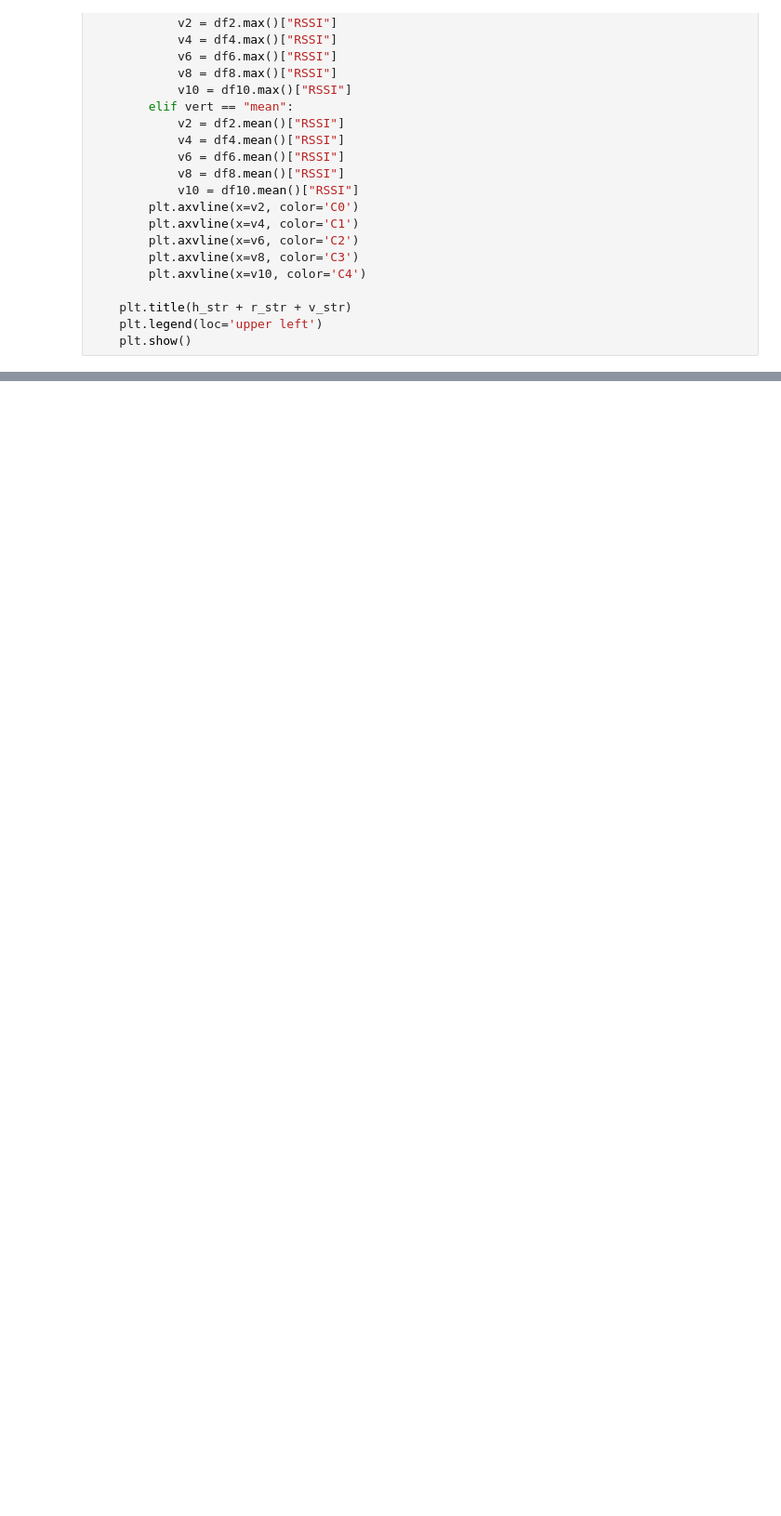
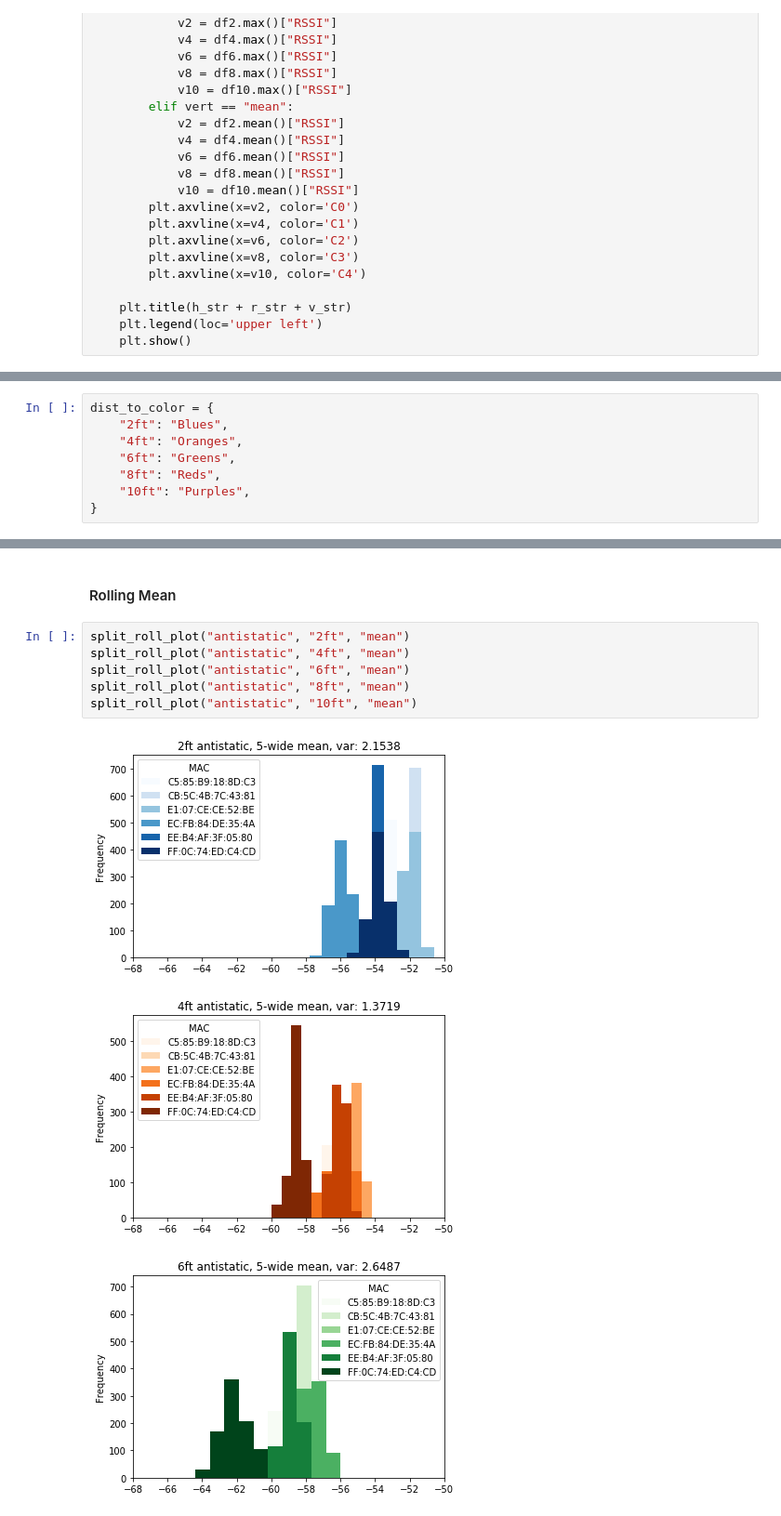
Before and after one commit to HumanDynamics/openbadge, a Jupyter notebook: holderTests/holder_analysis.ipynb, the cells around one changed output, grey strips where cells are left out. Shown: that part at 93% size. Drawn from its saved outputs; the diff is of its cells as text; blank space fills up the shorter version.

```diff
--- a/holderTests/holder_analysis.ipynb
+++ b/holderTests/holder_analysis.ipynb
@@ -276,0 +153,8 @@ Well that was dumb
+# %%
+dist_to_color = {
+    "2ft": "Blues",
+    "4ft": "Oranges",
+    "6ft": "Greens",
+    "8ft": "Reds",
+    "10ft": "Purples",
+}
@@ -276,0 +210,12 @@ Well that was dumb
+# %% [markdown]
+#### Rolling Mean
+# %%
+split_roll_plot("antistatic", "2ft", "mean")
+split_roll_plot("antistatic", "4ft", "mean")
+split_roll_plot("antistatic", "6ft", "mean")
+split_roll_plot("antistatic", "8ft", "mean")
+split_roll_plot("antistatic", "10ft", "mean")
+# %% [output]
+[figure, added]
+[figure, added]
+[figure, added]
```
Also changed, not shown: parts of 61 cells of this notebook.
